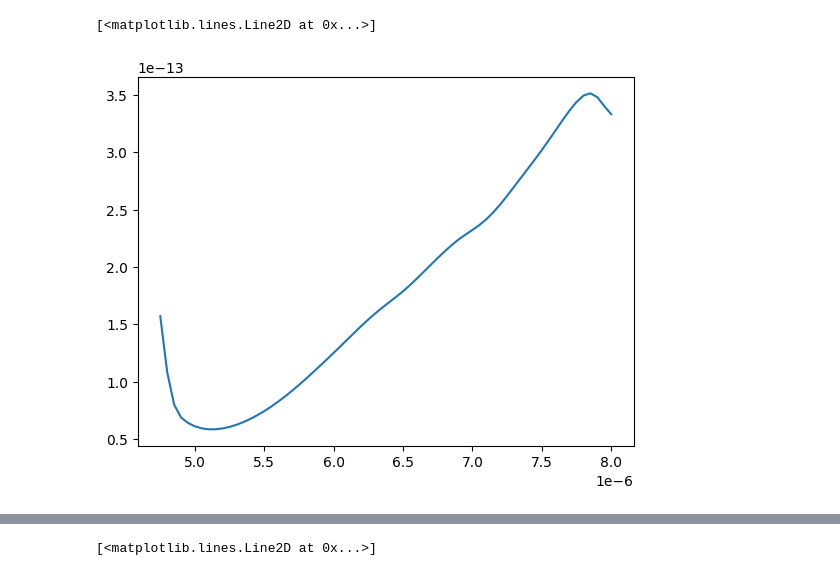
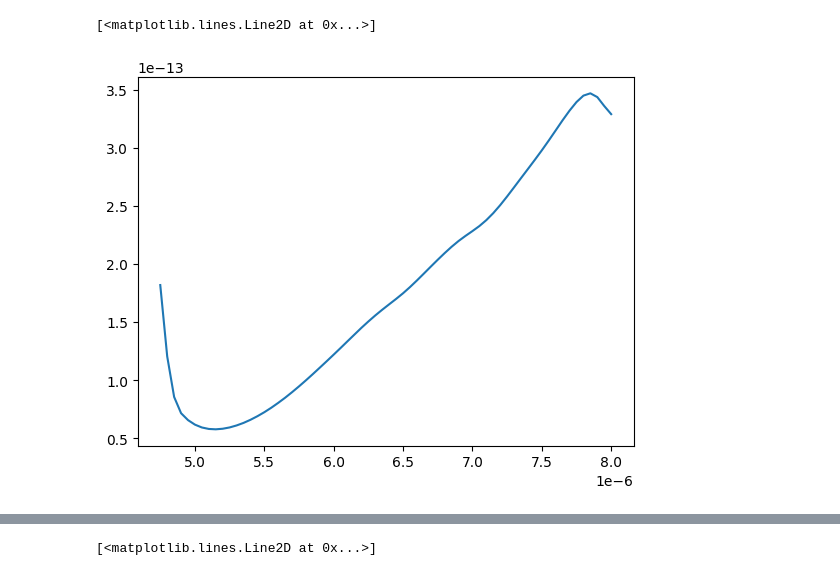
Before and after one commit to iAmBrig12/REU_AI_Thermography, a Jupyter notebook: data_exploration.ipynb, the cells around one changed output, grey strips where cells are left out. Saved outputs shown, nothing was run; the diff lists cells and outputs as text; code cells hidden in the pictures.

```diff
--- a/data_exploration.ipynb
+++ b/data_exploration.ipynb
@@ -10,7 +10,7 @@ spectrum_test = pd.read_excel("spectrum_valid.xlsx")
 temp_train = pd.read_excel("temp_train.xlsx")
 temp_test = pd.read_excel("temp_valid.xlsx")
 # %%
-plt.plot(spectrum_train.iloc[30])
+plt.plot(spectrum_train.iloc[50])
 # %% [output]
 [<matplotlib.lines.Line2D at 0x...>]
-[figure, old version]
+[figure, new version]
```
Also changed, not shown: parts of 3 cells of this notebook, 1 other file.
